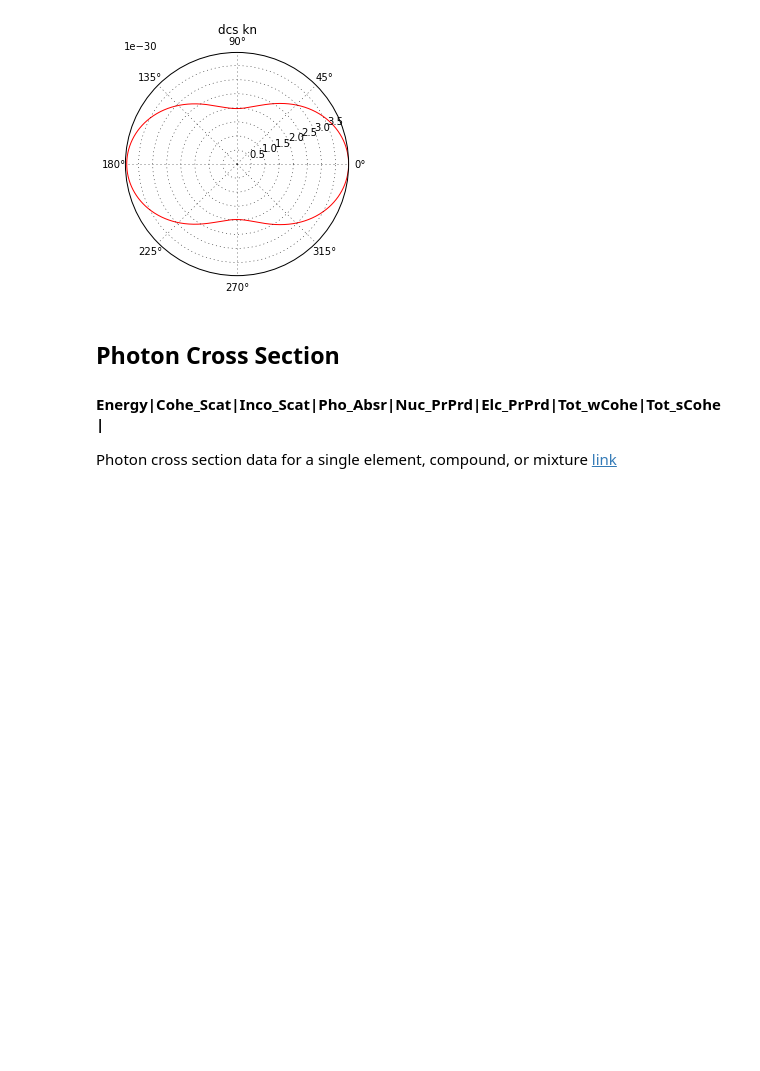
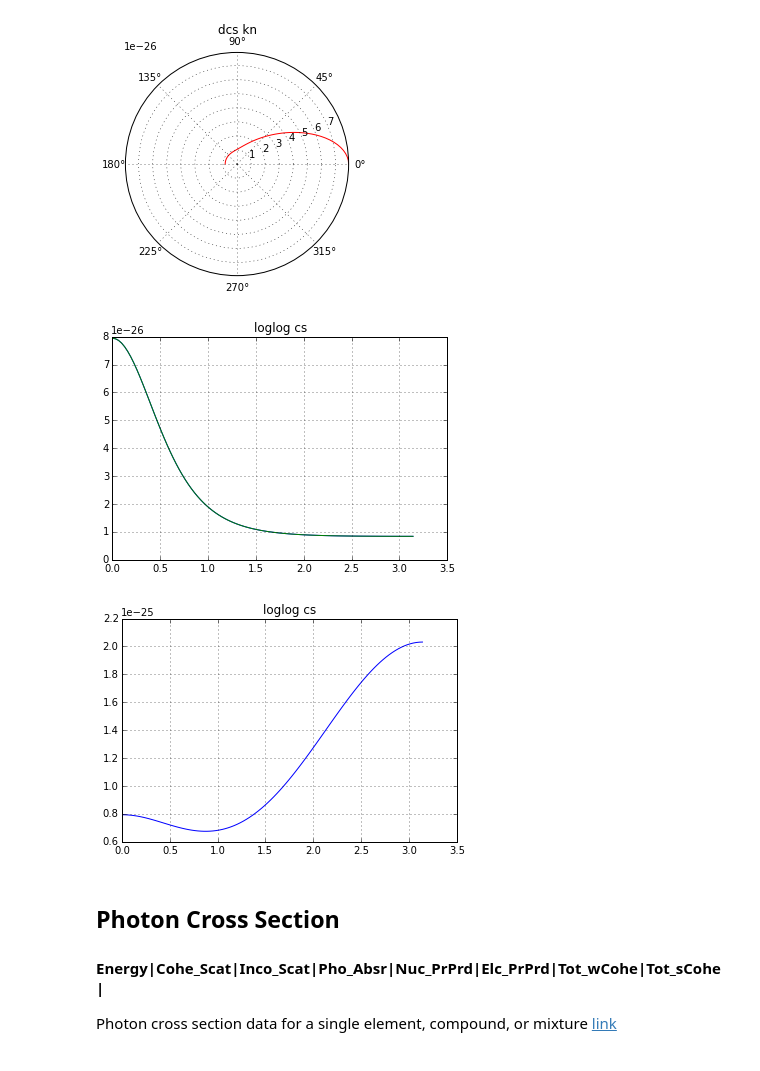
Before and after one commit to lmpizarro/apuntes-python-cientifico, a Jupyter notebook: tallerPython/notebooks/gamma_interaction.ipynb, the cells around one changed output. Drawn from its saved outputs; the diff is of its cells as text; code cells hidden in the pictures; blank space fills up the shorter version.

```diff
--- a/tallerPython/notebooks/gamma_interaction.ipynb
+++ b/tallerPython/notebooks/gamma_interaction.ipynb
@@ -63,0 +83,6 @@ def kn_knoll (angle, E=511): #E in Kev
+# %%
+if __name__ == "__main__":
+    angle = np.linspace(0, 2*np.pi, 100)
+    ce = compton_energy(angle, 2)
+
+    plt.plot(angle, ce)
@@ -87,13 +115,41 @@ if __name__ == "__main__":
 # %%
+dcs_10 = kn_kn(angle, 1)
+dcs_11 = kn_knoll(angle, 1)
+
+
+dcs_12 = kn_geant(angle, 1)
+
 ax = plt.subplot(111, polar=True)
 ax.plot(angle, dcs_10, color='r', linewidth=1)
-ax.set_rmax(dcs.max())
+ax.set_rmax(dcs_10.max())
 ax.grid(True)
 
 ax.set_title("dcs kn", va='bottom')
 plt.show()
+
+
+# log x and y axis
+plt.subplot(111)
+plt.plot(angle, dcs_10)
+plt.plot(angle, dcs_11)
+
+plt.grid(True)
+plt.title('loglog cs')
+
+plt.show()
+
+# log x and y axis
+plt.subplot(111)
+
+plt.plot(angle, dcs_12)
+plt.grid(True)
+plt.title('loglog cs')
+
+plt.show()
 # %% [output]
-[figure, old version]
+[figure, new version]
+[figure, added]
+[figure, added]
 # %% [markdown]
 ## Photon Cross Section
 
```
Also changed, not shown: parts of 16 cells of this notebook.
